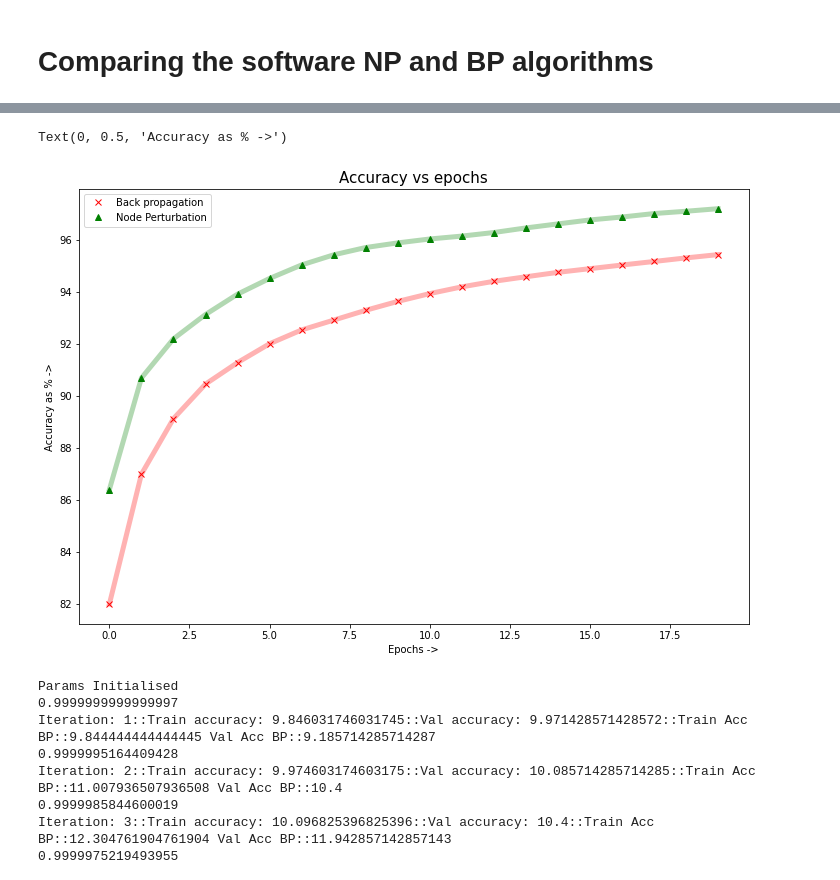
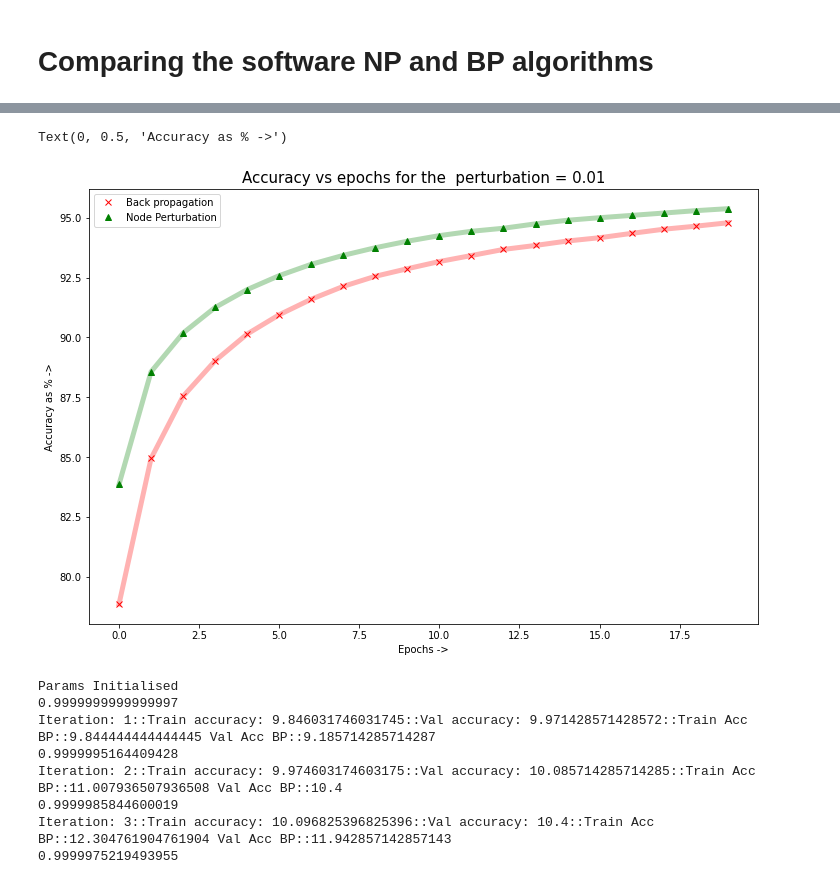
Before and after one commit to Rohit01-zoey/Perturbation-techniques-in-CNNs, a Jupyter notebook: code/mnistNodePert.ipynb, the cells around one changed output, grey strips where cells are left out. Saved outputs shown, nothing was run; the diff lists cells and outputs as text; code cells hidden in the pictures.

Commit message:
NP buggy see pert and lr effect on accuracy!

```diff
--- a/code/mnistNodePert.ipynb
+++ b/code/mnistNodePert.ipynb
@@ -1523,6 +1521,6 @@ def batchGDComp(X,Y,iter, lrBP, lrNP, pert, print_op=1):
 
   return w1Sim, b1Sim, w2Sim, b2Sim, w3Sim, b3Sim, train_acc, val_acc, train_loss, val_loss, sum_weights
 # %%
-w1Sim, b1Sim, w2Sim, b2Sim, w3Sim, b3Sim, trainAccBoth, valAccBoth, _, _, _ = batchGDComp(x_train,y_train,20, 0.1, 0.5, 0.0000000000001, print_op=1)
+w1Sim, b1Sim, w2Sim, b2Sim, w3Sim, b3Sim, trainAccBoth, valAccBoth, _, _, _ = batchGDComp(x_train,y_train,20, 0.1, 0.5, 1, print_op=1)
 # %% [output]
 Params Initialised
@@ -1531,0 +1543,10 @@ KeyboardInterrupt:
+# %%
+perturbation = [0.0000000000000001, 0.000001, 0.01, 1]
+trainBPList = []
+trainNPList = []
+for pert in perturbation:
+    w1Sim, b1Sim, w2Sim, b2Sim, w3Sim, b3Sim, trainAccBoth, valAccBoth, _, _, _ = batchGDComp(x_train,y_train,20, 0.1, 0.1,pert, print_op=1)
+    trainBPTemp= [i[0] for i in trainAccBoth]
+    trainNPTemp = [i[1] for i in trainAccBoth]
+    trainBPList.append(trainBPTemp)
+    trainNPList.append(trainNPTemp)
@@ -1532,18 +1593,18 @@ KeyboardInterrupt:
 # %%
-trainBP = [i[0] for i in trainAccBoth]
-trainNP = [i[1] for i in trainAccBoth]
+trainBP3= [i[0] for i in trainAccBoth]
+trainNP3 = [i[1] for i in trainAccBoth]
 plt.figure(figsize=(12,8))
-plt.plot(trainBP, 'rx')
-plt.plot(trainNP, 'g^')
-plt.plot(trainBP, 'r', linewidth=5,alpha=0.3)
-plt.plot(trainNP, 'g', linewidth=5,alpha=0.3)
+plt.plot(trainBP3, 'rx')
+plt.plot(trainNP3, 'g^')
+plt.plot(trainBP3, 'r', linewidth=5,alpha=0.3)
+plt.plot(trainNP3, 'g', linewidth=5,alpha=0.3)
 plt.legend(["Back propagation", "Node Perturbation"])
-plt.title("Accuracy vs epochs", size=15)
+plt.title("Accuracy vs epochs for the  perturbation = 0.01", size=15)
 plt.xlabel("Epochs ->", size=10)
 plt.ylabel("Accuracy as % ->", size = 10)
 # %% [output]
 Text(0, 0.5, 'Accuracy as % ->')
-[figure, old version]
+[figure, new version]
 # %%
 w1Sim, b1Sim, w2Sim, b2Sim, w3Sim, b3Sim, trainAccBoth, valAccBoth, _, _, _ = batchGDComp(x_train,y_train,100, 0.0001, 0.000005, print_op=1)
 # %% [output]
```
Also changed, not shown: parts of 7 cells of this notebook.
